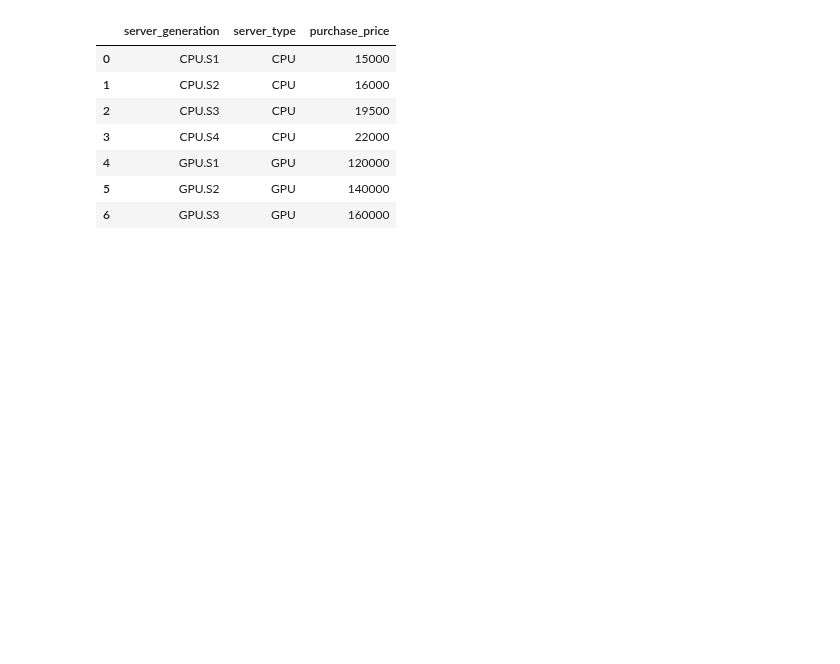
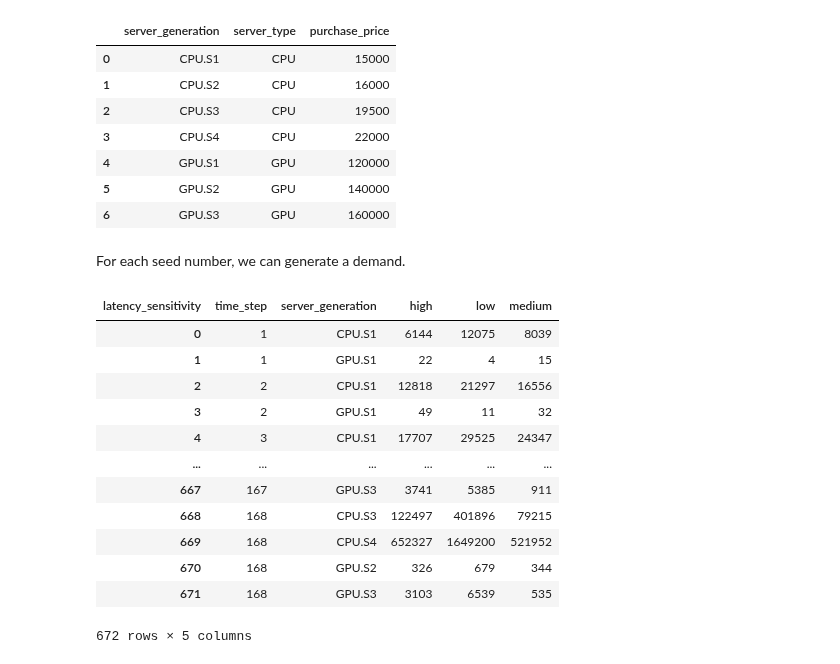
Before and after one commit to Tayerquach/data_center_operations, a Jupyter notebook: Data_centre_101.ipynb, the cells around one changed output. Drawn from its saved outputs; the diff is of its cells as text; code cells hidden in the pictures; blank space fills up the shorter version.

```diff
--- a/Data_centre_101.ipynb
+++ b/Data_centre_101.ipynb
@@ -20,0 +52,34 @@ warnings.filterwarnings("ignore")
+# %%
+def get_random_walk(n, mu, sigma):
+    # HELPER FUNCTION TO GET A RANDOM WALK TO CHANGE THE DEMAND PATTERN
+    r = np.random.normal(mu, sigma, n)
+    ts = np.empty(n)
+    ts[0] = r[0]
+    for i in range(1, n):
+        ts[i] = ts[i - 1] + r[i]
+    ts = (2 * (ts - ts.min()) / np.ptp(ts)) - 1
+    return ts
+# %%
+def get_actual_demand(demand):
+    # CALCULATE THE ACTUAL DEMAND AT TIME-STEP t
+    actual_demand = []
+    for ls in get_known('latency_sensitivity'):
+        for sg in get_known('server_generation'):
+            d = demand[demand['latency_sensitivity'] == ls]
+            sg_demand = d[sg].values.astype(float)
+            rw = get_random_walk(sg_demand.shape[0], 0, 2)
+            sg_demand += (rw * sg_demand)
+
+            ls_sg_demand = pd.DataFrame()
+            ls_sg_demand['time_step'] = d['time_step']
+            ls_sg_demand['server_generation'] = sg
+            ls_sg_demand['latency_sensitivity'] = ls
+            ls_sg_demand['demand'] = sg_demand.astype(int)
+            actual_demand.append(ls_sg_demand)
+
+    actual_demand = pd.concat(actual_demand, axis=0, ignore_index=True)
+    actual_demand = actual_demand.pivot(index=['time_step', 'server_generation'], columns='latency_sensitivity')
+    actual_demand.columns = actual_demand.columns.droplevel(0)
+    actual_demand = actual_demand.loc[actual_demand[get_known('latency_sensitivity')].sum(axis=1) > 0]
+    actual_demand = actual_demand.reset_index(['time_step', 'server_generation'], col_level=1, inplace=False)
+    return actual_demand
@@ -39,3 +115,29 @@ servers
 | 4 | GPU.S1 | GPU | 120000 |
 | 5 | GPU.S2 | GPU | 140000 |
 | 6 | GPU.S3 | GPU | 160000 |
+# %% [markdown]
+For each seed number, we can generate a demand.
+# %%
+baseline_demand = pd.read_csv('https://github.com/Tayerquach/data_center_operations/blob/master/data/demand.csv?raw=true')
+actual_demand = []
+seed = 2381
+# SET THE RANDOM SEED
+np.random.seed(seed)
+# GET THE DEMAND
+actual_demand = get_actual_demand(baseline_demand)
+# %%
+actual_demand
+# %% [output]
+| latency_sensitivity | time_step | server_generation | high | low | medium |
+| 0 | 1 | CPU.S1 | 6144 | 12075 | 8039 |
+| 1 | 1 | GPU.S1 | 22 | 4 | 15 |
+| 2 | 2 | CPU.S1 | 12818 | 21297 | 16556 |
+| 3 | 2 | GPU.S1 | 49 | 11 | 32 |
+| 4 | 3 | CPU.S1 | 17707 | 29525 | 24347 |
+| ... | ... | ... | ... | ... | ... |
+| 667 | 167 | GPU.S3 | 3741 | 5385 | 911 |
+| 668 | 168 | CPU.S3 | 122497 | 401896 | 79215 |
+| 669 | 168 | CPU.S4 | 652327 | 1649200 | 521952 |
+| 670 | 168 | GPU.S2 | 326 | 679 | 344 |
+| 671 | 168 | GPU.S3 | 3103 | 6539 | 535 |
+672 rows × 5 columns
```
Also changed, not shown: parts of 11 cells of this notebook, 1 other file.
